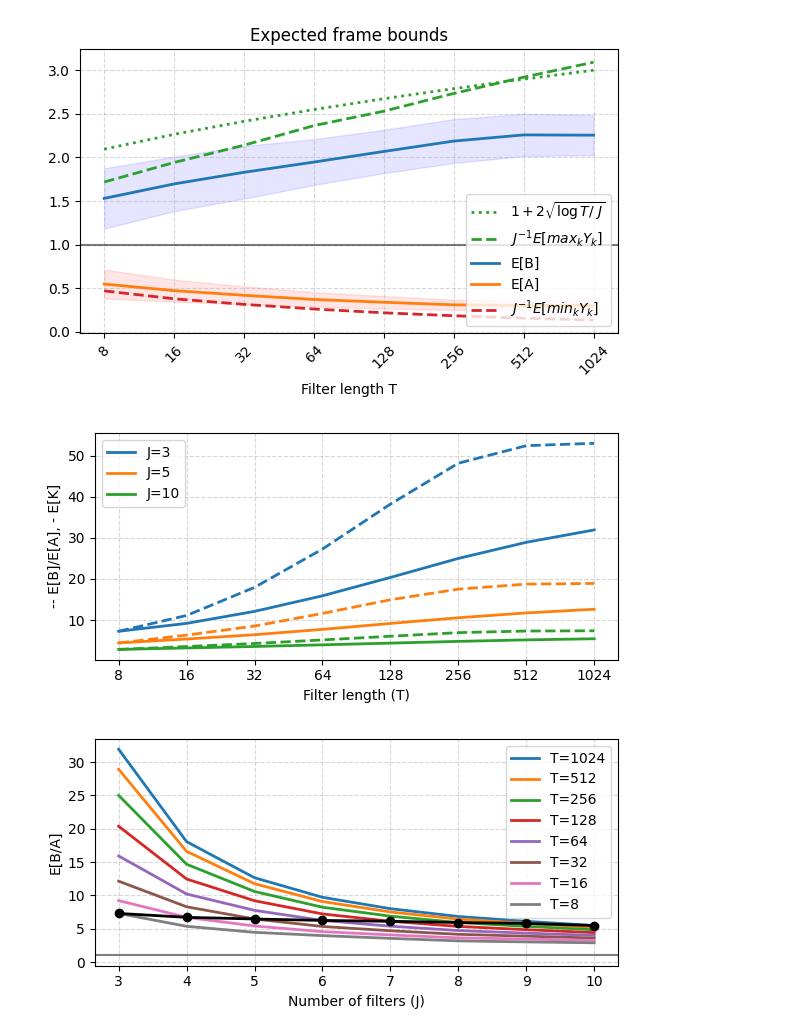
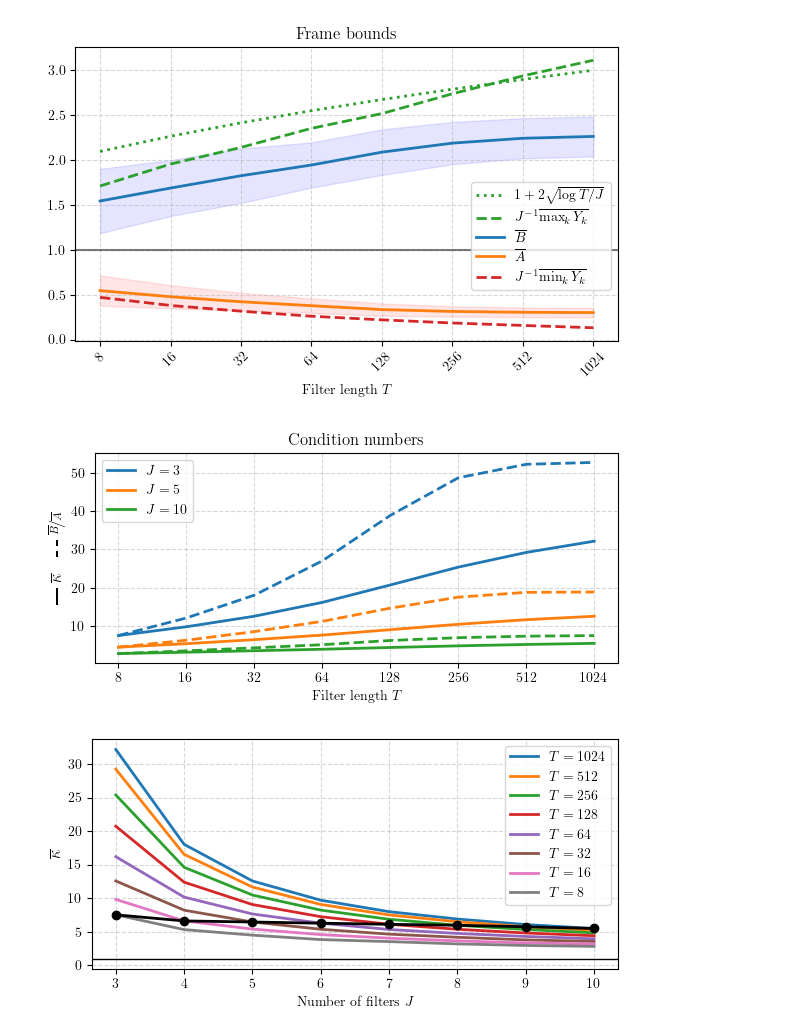
Before and after one commit to danedane-haider/Random-Filterbanks, a Jupyter notebook: Instabilities of Convnets for Raw Audio/frame_bounds.ipynb, the cells around one changed output. Cells and saved outputs as stored; diff of their text form; code cells hidden in the pictures.

```diff
--- a/Instabilities of Convnets for Raw Audio/frame_bounds.ipynb
+++ b/Instabilities of Convnets for Raw Audio/frame_bounds.ipynb
@@ -11,12 +11,17 @@ N = 1024
 T_vals = 2**np.arange(3,11)
 # number of filters
 J = 10
+# %%
+plt.rcParams.update({
+    'font.size': 10,
+    'text.usetex': True,
+    'text.latex.preamble': r'\usepackage{amsfonts,nicefrac,bm}'
+})
+plt.rcParams["font.family"] = "Times New Roman"
 # %%
 lmi_mean, lmi_std, lma_mean, lma_std, cond_mean, cond_std = fb.exp_fb(N, J, T_vals)
 Y_min, Y_max = fb.chi_extreme(J, T_vals)
 # %%
-plt.rcParams['text.usetex'] = False
-
 min_ci = 1.05 * np.array(lmi_std)
 max_ci = 1.05 * np.array(lma_std)
 
@@ -29,30 +34,31 @@ x = np.arange(len(T_vals))
 
 plt.figure(figsize=(6, 4))
 
-plt.plot(x, 1+2*np.sqrt(np.log2(T_vals)/J),':',color = 'tab:green',linewidth=2, label='$1+2\sqrt{\log{T} /\ J}$')
-plt.plot(x, Y_max/J,'--',color = 'tab:green',linewidth=2, label='$J^{-1} E[max_k Y_k]$')
+plt.plot(x, 1+2*np.sqrt(np.log2(T_vals)/J),':',color = 'tab:green',linewidth=2, label='$1+2\sqrt{\log{T} / J}$')
+plt.plot(x, Y_max/J,'--',color = 'tab:green',linewidth=2, label='$J^{-1} \overline{\max_k Y_k}$')
 
-plt.plot(x, np.array(lma_mean), 'tab:blue', linewidth=2, label='E[B]')
+plt.plot(x, np.array(lma_mean), 'tab:blue', linewidth=2, label='$\overline{B}$')
 plt.fill_between(x, ma_low, ma_high, color='b', alpha=.1)
 
-plt.plot(x, np.array(lmi_mean), 'tab:orange', linewidth=2, label='E[A]')
+plt.plot(x, np.array(lmi_mean), 'tab:orange', linewidth=2, label='$\overline{A}$')
 plt.fill_between(x, mi_low, mi_high, color='r', alpha=.1)
 
-plt.plot(x, Y_min/J,'--',color = 'tab:red',linewidth=2, label='$J^{-1} E[min_k Y_k]$')
+plt.plot(x, Y_min/J,'--',color = 'tab:red',linewidth=2, label='$J^{-1} \overline{\min_k Y_k}$')
 
 plt.axhline(y=1, color='k',linewidth=1.5, alpha=0.5)
 
 plt.xticks(np.arange(len(T_vals)),T_vals, rotation=45);
-plt.xlabel('Filter length T')
-plt.title('Expected frame bounds')
-plt.legend(loc = 'lower right')
+plt.xlabel('Filter length $T$')
+plt.title('Frame bounds')
+plt.legend(bbox_to_anchor=(1, 0.15), loc = 'lower right')
 plt.grid(linestyle='--', alpha=0.5)
+
 
 plt.tight_layout()
 plt.savefig('plots/frame_bounds.pdf', bbox_inches='tight')
 plt.show()
 # %% [output]
-[figure, old version]
+[figure, new version]
 # %%
 J_vals = np.arange(3,11)
 lmi = np.zeros([8,8])
@@ -73,45 +79,43 @@ for i,J in enumerate(J_vals):
 cond_mean = cond
 mean_cond = lma/lmi
 # %%
-plt.rcParams['text.usetex'] = False
-
 cond_mean_p = cond_mean[[0,2,7],:].T
 mean_cond_p = mean_cond[[0,2,7],:].T
 
 x = np.arange(8)
 prop_cycle = plt.rcParams['axes.prop_cycle']
 colors = prop_cycle.by_key()['color']
-labels=['J=3','J=5','J=10']
+labels=['$J=3$','$J=5$','$J=10$']
 
 plt.figure(figsize=(6, 3))
 for i in range(3):
     plt.plot(x, cond_mean_p[:,i], linewidth=2, color = colors[i], label = labels[i])
     plt.plot(x, mean_cond_p[:,i], linewidth=2, linestyle='--',color = colors[i])
 
 plt.xticks(np.arange(len(T_vals)),T_vals);
-plt.xlabel('Filter length (T)')
-plt.ylabel('-- E[B]/E[A], - E[K]')
+plt.xlabel('Filter length' '$\ T$')
+plt.ylabel(r'$\textbf{\rule[0.5ex]{0.9em}{0.73pt}}\ $'r'$\overline{\kappa}$' r'$\quad \textbf{\rule[0.5ex]{0.3em}{0.73pt}}\ \textbf{\rule[0.5ex]{0.3em}{0.73pt}}$ 'r'$\nicefrac{\overline{B}}{\overline{A}}$' ,fontsize=12)
 plt.legend(loc = 'upper left')
+plt.title('Condition numbers')
 plt.grid(linestyle='--', alpha=0.5)
 
 plt.tight_layout()
 plt.savefig('plots/condition_numbers.pdf', bbox_inches='tight')
 plt.show()
 # %% [output]
-[figure, old version]
+[figure, new version]
 # %%
-plt.rcParams['text.usetex'] = False
 plt.figure(figsize=(6, 3))
 
 x = np.arange(8)
 
-plt.plot(x,np.fliplr(cond_mean), linewidth=2,label=['T=1024','T=512','T=256','T=128','T=64','T=32','T=16','T=8'])
+plt.plot(x,np.fliplr(cond_mean), linewidth=2,label=['$T=1024$','$T=512$','$T=256$','$T=128$','$T=64$','$T=32$','$T=16$','$T=8$'])
 plt.plot(np.arange(8),np.diag(cond_mean), linewidth=2,color='k', marker='o')
-plt.axhline(y=1, color='k',linewidth=1.5, alpha=0.5)
+plt.axhline(y=1, color='k',linewidth=1, alpha=1)
 
 plt.xticks(np.arange(8),[3,4,5,6,7,8,9,10]);
-plt.xlabel('Number of filters (J)')
-plt.ylabel('E[B/A]')
+plt.xlabel('Number of filters' '$\ J$')
+plt.ylabel('$\overline{\kappa}$',fontsize=12)
 plt.legend(loc = 'upper right')
 plt.grid(linestyle='--', alpha=0.5)
 
@@ -119,4 +123,4 @@ plt.tight_layout()
 plt.savefig('plots/condition_numbers_flipped.pdf', bbox_inches='tight')
 plt.show()
 # %% [output]
-[figure, old version]
+[figure, new version]
```
Also changed, not shown: 12 other files.
